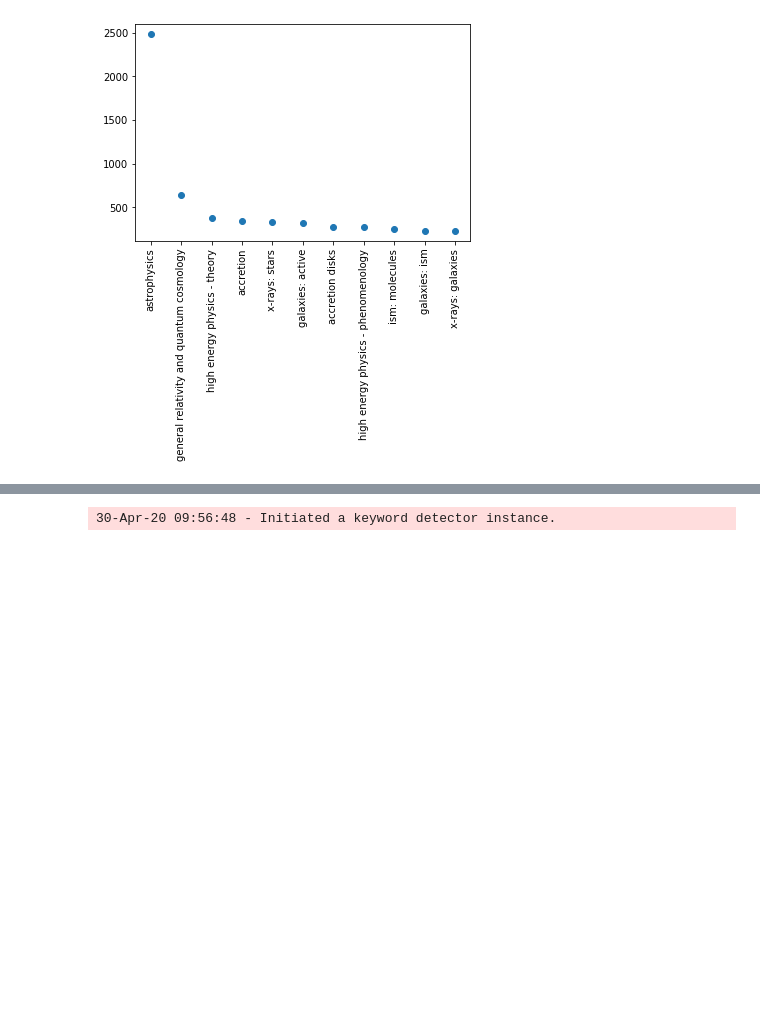
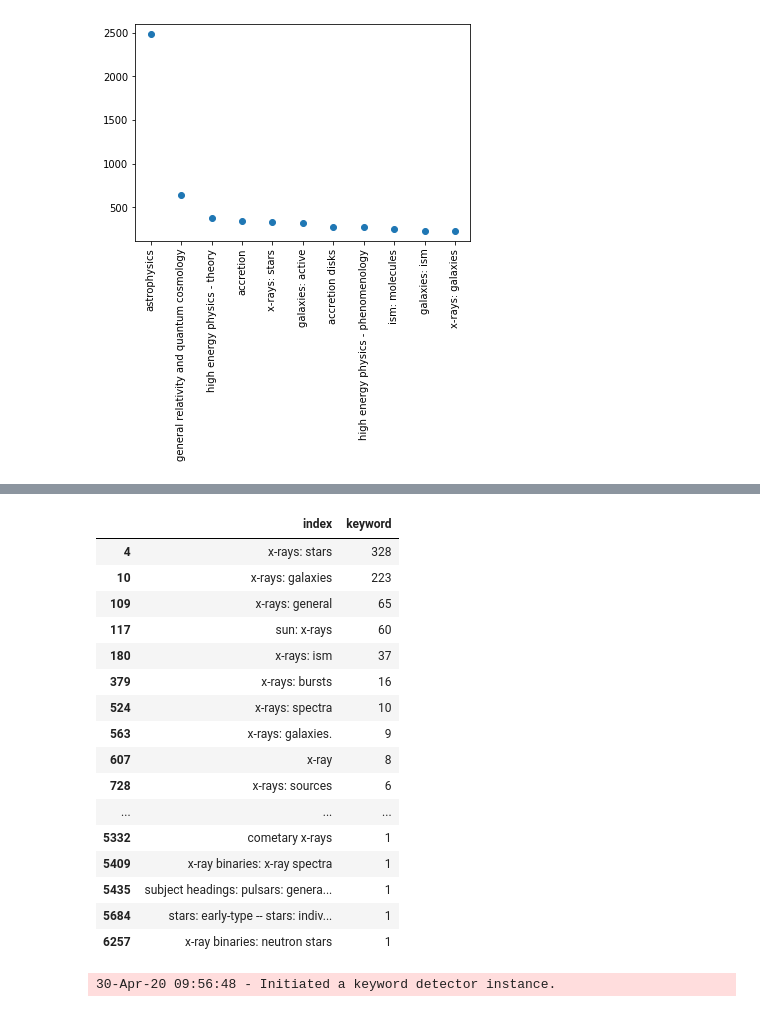
Before and after one commit to abuonomo/topic-emergence-ADS, a Jupyter notebook: notebook/arb-09-keyword-extraction-methods.ipynb, the cells around one changed output, grey strips where cells are left out. Cells and saved outputs as stored; diff of their text form; code cells hidden in the pictures; blank space fills up the shorter version.

```diff
--- a/notebook/arb-09-keyword-extraction-methods.ipynb
+++ b/notebook/arb-09-keyword-extraction-methods.ipynb
@@ -68,3 +137,25 @@ topics =
+# %%
+xray_ind = vc.reset_index()['index'].apply(lambda x: '' in x)
+# %%
+vc.reset_index().loc[xray_ind]
+# %% [output]
+|  | index | keyword |
+| 4 | x-rays: stars | 328 |
+| 10 | x-rays: galaxies | 223 |
+| 109 | x-rays: general | 65 |
+| 117 | sun: x-rays | 60 |
+| 180 | x-rays: ism | 37 |
+| 379 | x-rays: bursts | 16 |
+| 524 | x-rays: spectra | 10 |
+| 563 | x-rays: galaxies. | 9 |
+| 607 | x-ray | 8 |
+| 728 | x-rays: sources | 6 |
+| ... | ... | ... |
+| 5332 | cometary x-rays | 1 |
+| 5409 | x-ray binaries: x-ray spectra | 1 |
+| 5435 | subject headings: pulsars: genera... | 1 |
+| 5684 | stars: early-type -- stars: indiv... | 1 |
+| 6257 | x-ray binaries: neutron stars | 1 |
 # %%
 hyperparameters = {
     "distance_threshold":2,
```
Also changed, not shown: parts of 10 cells of this notebook, 2 other files.
